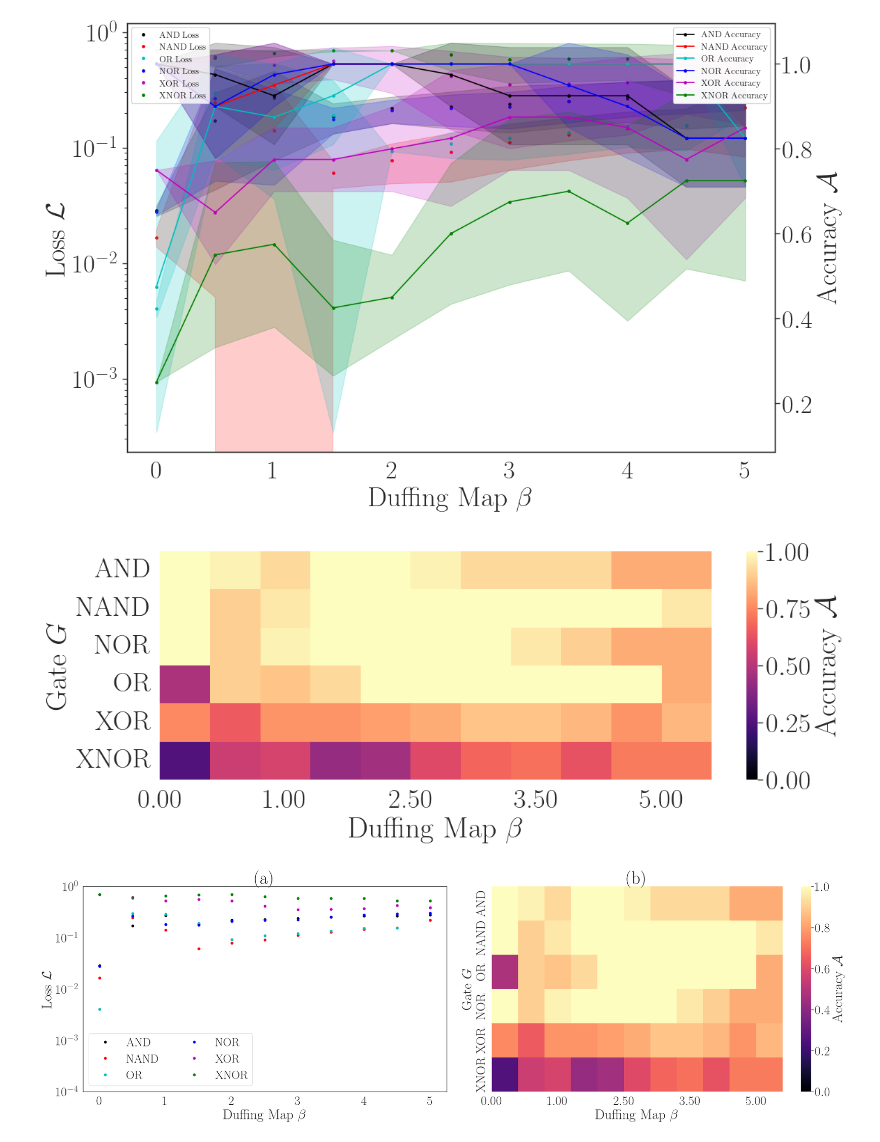
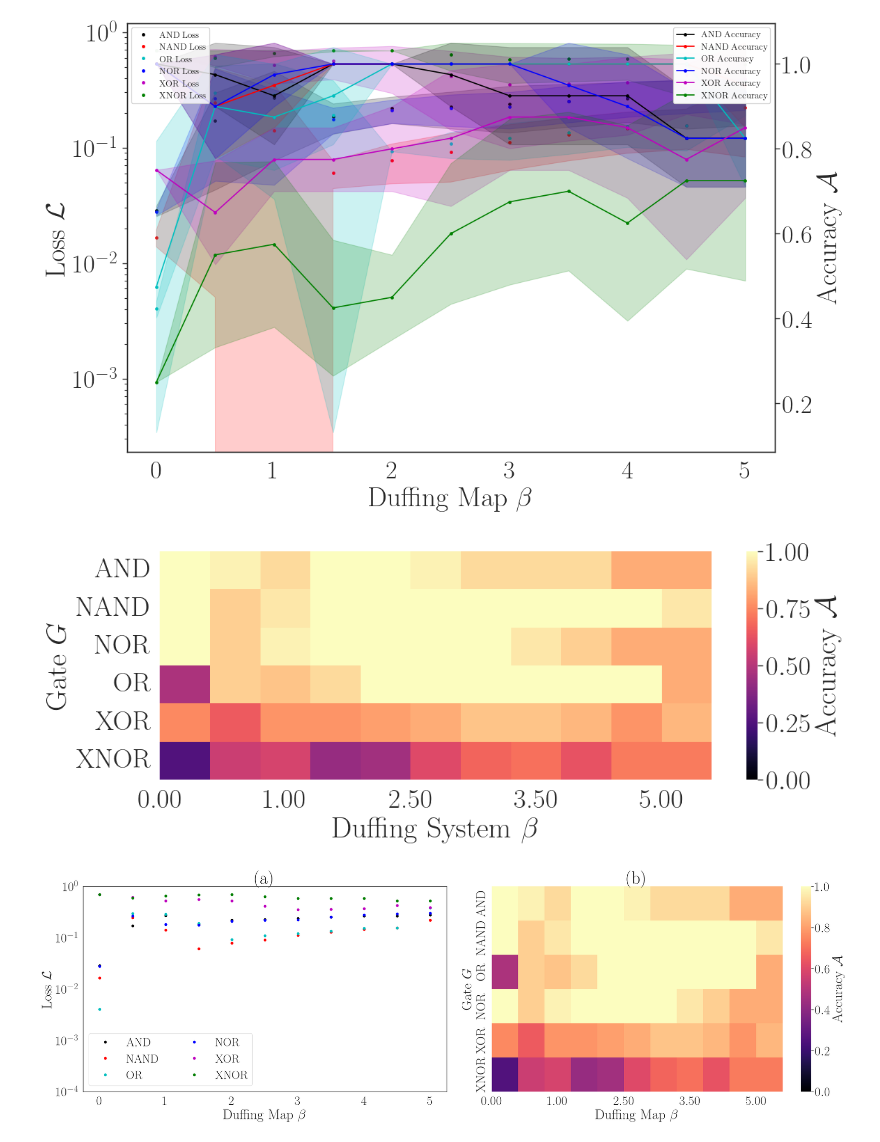
Before and after one commit to NonlinearArtificialIntelligenceLab/ChaoGateNN, a Jupyter notebook: nbs/duffing_plotter.ipynb, the cells around one changed output. Drawn from its saved outputs; the diff is of its cells as text; code cells hidden in the pictures.

```diff
--- a/nbs/duffing_plotter.ipynb
+++ b/nbs/duffing_plotter.ipynb
@@ -405,35 +405,35 @@ for i, gate in enumerate(gates):
     for j, beta in enumerate(beta_list):
         if beta in metrics_dict[gate]:
             accuracy_matrix[i, j] = metrics_dict[gate][beta][-1][
                 2
             ]  # Accuracy is at index 2
 
 # Create a matrix plot
 fig, ax = plt.subplots(figsize=(12, 4))
 
 # Plot the matrix
 sns.heatmap(
     accuracy_matrix,
     yticklabels=gates,
     cmap="magma",
     ax=ax,
     cbar_kws={"label": "Accuracy $\\mathcal{A}$"},
     vmin=0,
     vmax=1,
 )
-ax.set_xlabel("Duffing Map $\\beta$")
+ax.set_xlabel("Duffing System $\\beta$")
 ax.set_xticks(np.linspace(0, len(beta_list) - 1, 5))
 ax.set_xticklabels(
     [f"{beta_list[int(i)]:.2f}" for i in np.linspace(0, len(beta_list) - 1, 5)]
 )
 ax.set_ylabel("Gate $G$")
 
 plt.savefig("../figures/duffing_grid.png", dpi=300, bbox_inches="tight")
 plt.savefig("../figures/duffing_grid.pdf", dpi=300, bbox_inches="tight")
 plt.savefig("../figures/duffing_grid.svg", dpi=300, bbox_inches="tight")
 plt.show()
 # %% [output]
-[figure, old version]
+[figure, new version]
 # %%
 # Create a figure with 2 axes
 fig, (ax1, ax3) = plt.subplots(1, 2, figsize=(24, 8))
```
Also changed, not shown: 5 other files.
